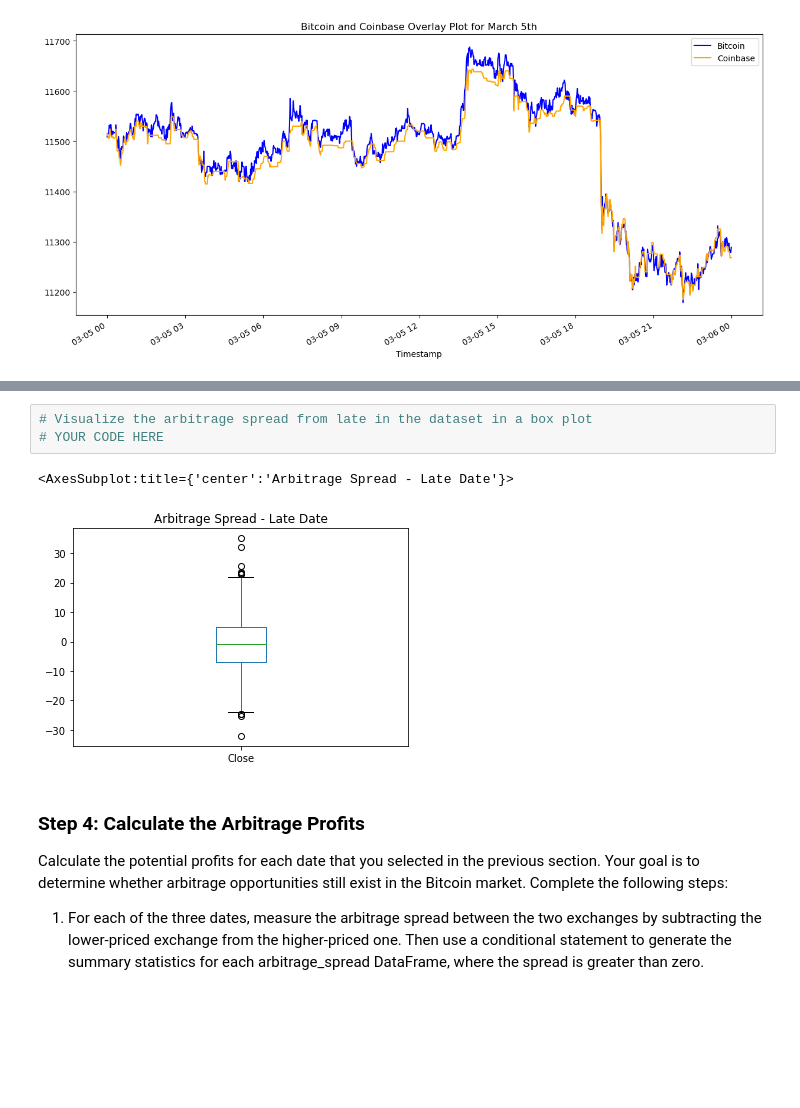
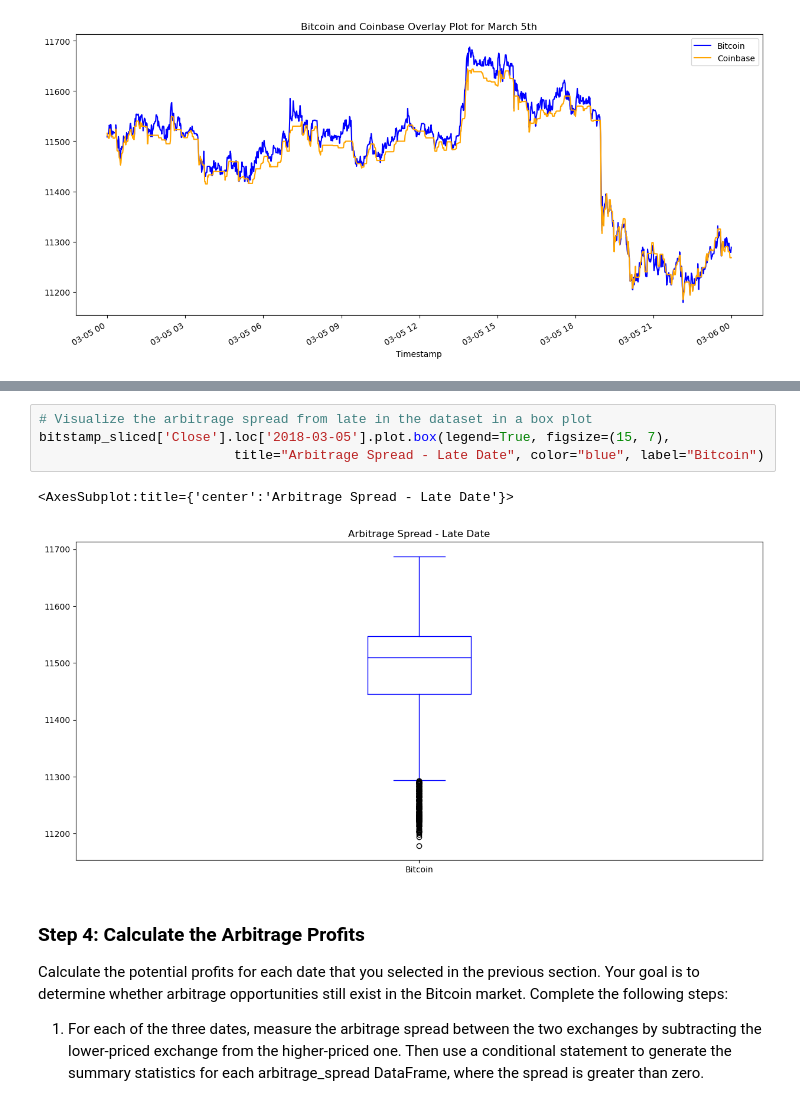
Before and after one commit to bh63/Assignment_3_arbitrage, a Jupyter notebook: crypto_arbitrage.ipynb, the cells around one changed output, grey strips where cells are left out. Cells and saved outputs as stored; diff of their text form; blank space fills up the shorter version.

```diff
--- a/crypto_arbitrage.ipynb
+++ b/crypto_arbitrage.ipynb
@@ -449,9 +455,10 @@ Name: Close, dtype: float64
 # %%
 # Visualize the arbitrage spread from late in the dataset in a box plot
-# YOUR CODE HERE
+bitstamp_sliced['Close'].loc['2018-03-05'].plot.box(legend=True, figsize=(15, 7),
+                         title="Arbitrage Spread - Late Date", color="blue", label="Bitcoin")
 # %% [output]
 <AxesSubplot:title={'center':'Arbitrage Spread - Late Date'}>
-[figure, old version]
+[figure, new version]
 # %% [markdown]
 ### Step 4: Calculate the Arbitrage Profits
 
```
Also changed, not shown: parts of 30 cells of this notebook.
